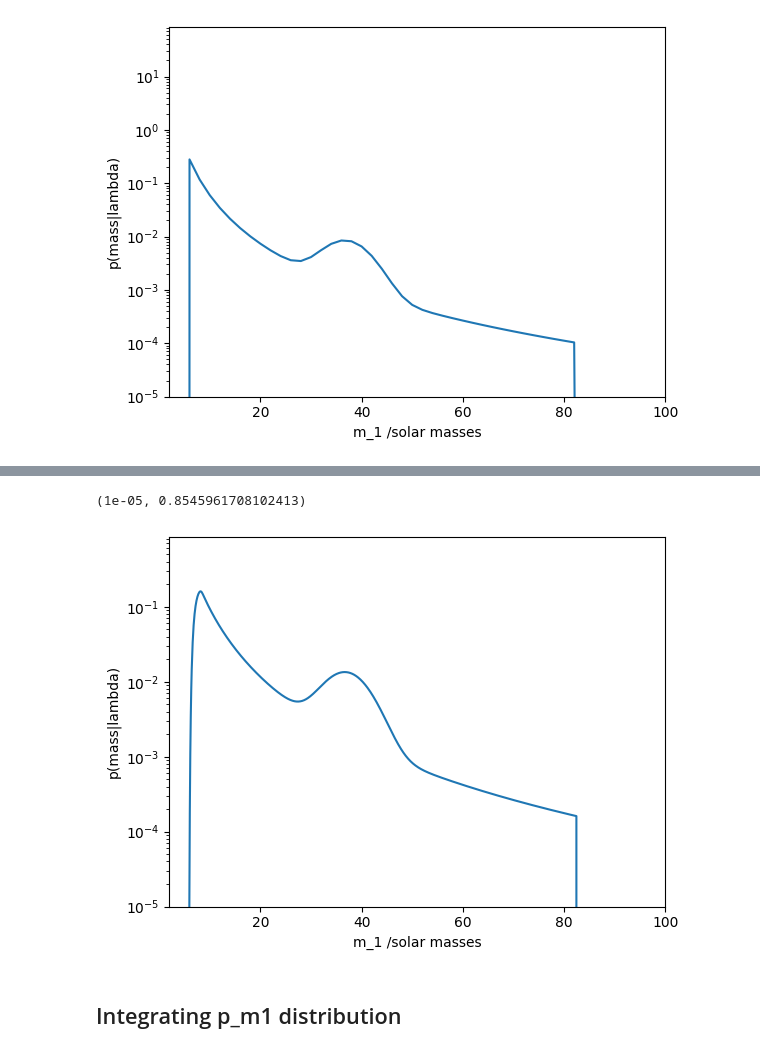
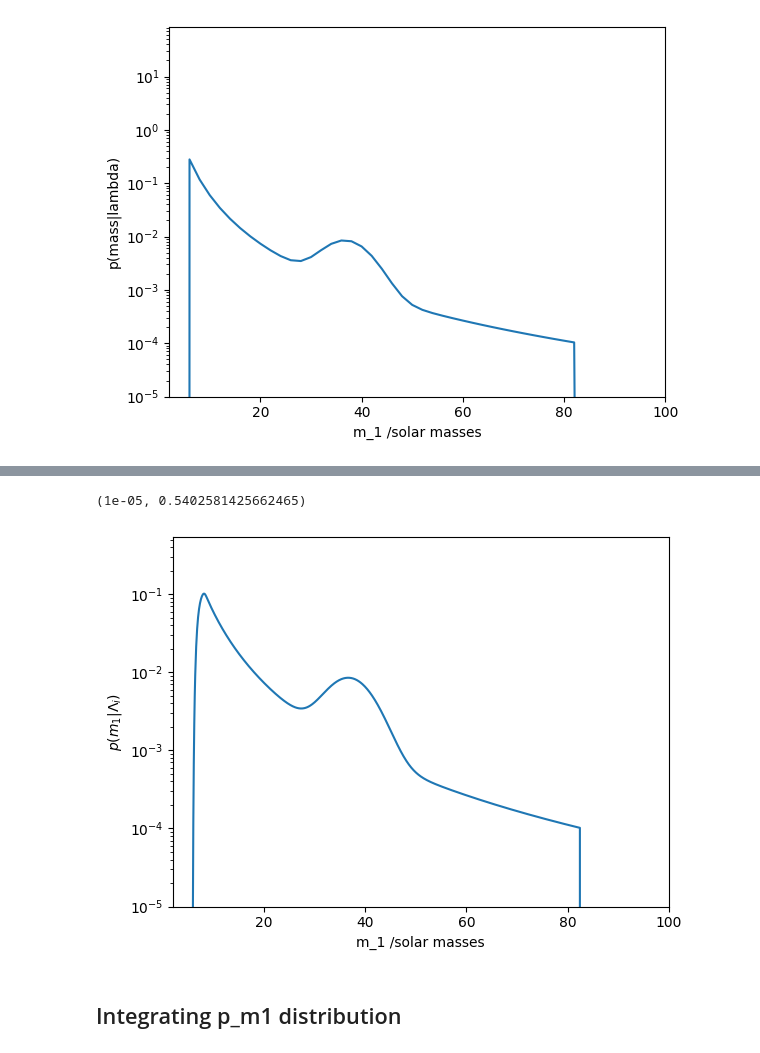
Before and after one commit to eMillar2718/GW_ChirpSim, a Jupyter notebook: Notebook Prototyping/Sampling_populations.ipynb, the cells around one changed output, grey strips where cells are left out. Cells and saved outputs as stored; diff of their text form; code cells hidden in the pictures.

```diff
--- a/Notebook Prototyping/Sampling_populations.ipynb
+++ b/Notebook Prototyping/Sampling_populations.ipynb
@@ -116,11 +119,9 @@ def gen_mass_model(mass, q, hyperpost_samp):
 
     mass_model = gwpopulation.models.mass.SinglePeakSmoothedMassDistribution()
     smoothing= mass_model.smoothing(mass, mmin=mmin, mmax=mmax, delta_m=delta_m)
-    norm_p_m1= mass_model.norm_p_m1(delta_m, alpha=alpha, mmin=mmin, mmax=mmax, lam=lam, \
-        mpp=mpp, sigpp=sigpp)
 
     return smoothing*mass_model.p_m1(param_dict, **{'alpha':alpha, 'mmin':mmin, 'mmax':mmax, 'lam':lam, \
-        'mpp':mpp, 'sigpp':sigpp})/norm_p_m1
+        'mpp':mpp, 'sigpp':sigpp})
 # %%
 mmin = PP_hyperposterior_samples.iloc[7900]['mmin']
 mmax =PP_hyperposterior_samples.iloc[7900]['mmax']
@@ -131,10 +133,11 @@ PLPP = gen_mass_model(masses, qs, PP_hyperposterior_samples.iloc[7900])
 # %%
 plt.plot(masses, PLPP)
+#plt.plot(masses, PLPP_scratch)
 plt.xlabel('m_1 /solar masses')
-plt.ylabel('p(mass|lambda)')
+plt.ylabel(r'$p(m_1|\Lambda_i)$')
 plt.yscale('log')
 plt.xlim(2,100)
 plt.ylim(1e-5,0)
 # %% [output]
-(1e-05, 0.8545961708102413)
+(1e-05, 0.5402581425662465)
-[figure, old version]
+[figure, new version]
```
Also changed, not shown: parts of 17 cells of this notebook.
